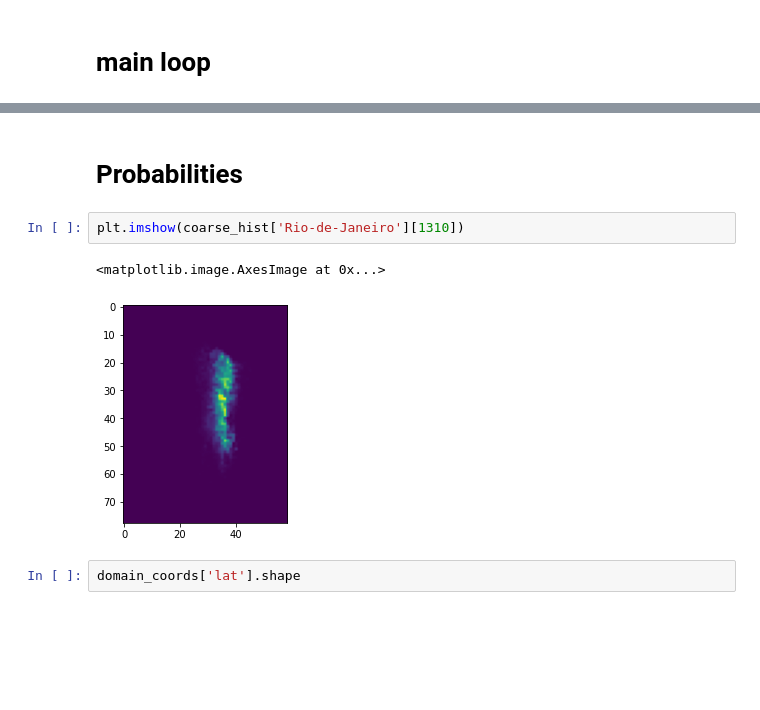
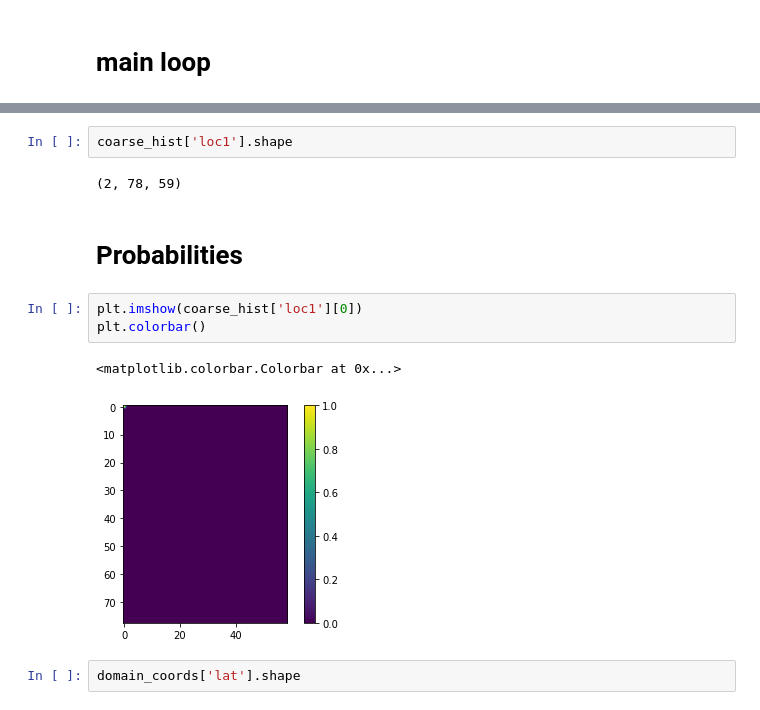
Before and after one commit to OceanParcels/BayesianAnalysis_SouthAtlantic, a Jupyter notebook: notebooks/First_run_analysis.ipynb, the cells around one changed output, grey strips where cells are left out. Saved outputs shown, nothing was run; the diff lists cells and outputs as text; blank space fills up the shorter version.

```diff
--- a/notebooks/First_run_analysis.ipynb
+++ b/notebooks/First_run_analysis.ipynb
@@ -340,10 +355,15 @@ with open('../data/probabilities_rmv_grounded.pkl', 'wb') as f:
+# %%
+coarse_hist['loc1'].shape
+# %% [output]
+(2, 78, 59)
 # %% [markdown]
 # Probabilities
-# %%
-plt.imshow(coarse_hist['Rio-de-Janeiro'][1310])
-# %% [output]
-<matplotlib.image.AxesImage at 0x...>
-[figure, removed]
+# %%
+plt.imshow(coarse_hist['loc1'][0])
+plt.colorbar()
+# %% [output]
+<matplotlib.colorbar.Colorbar at 0x...>
+[figure, added]
 # %%
 domain_coords['lat'].shape
 # %% [output]
```
Also changed, not shown: parts of 6 cells of this notebook, 4 other files.
